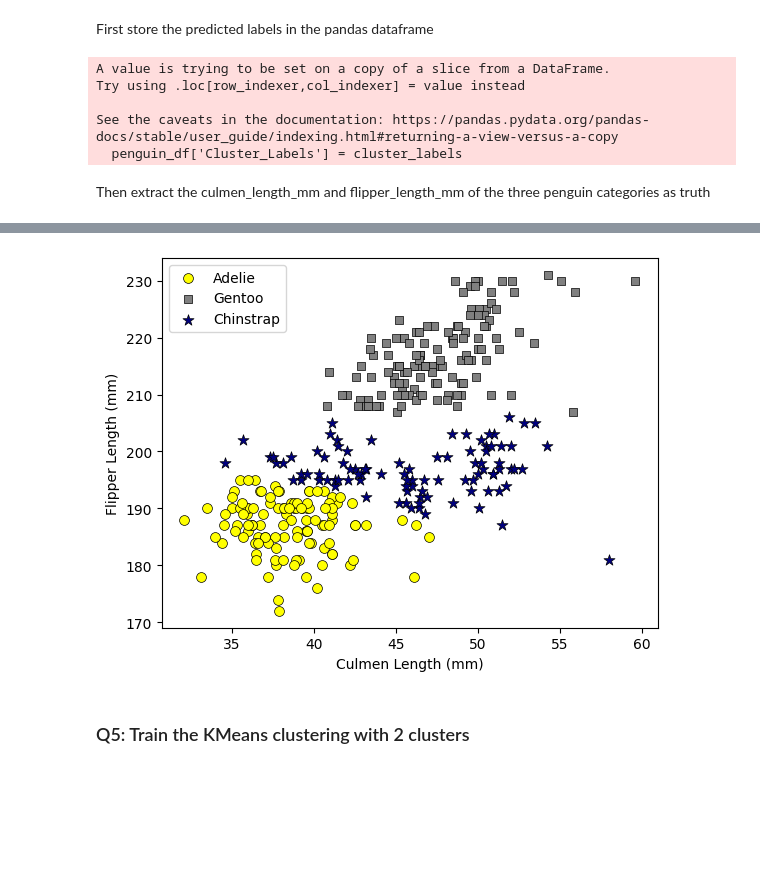
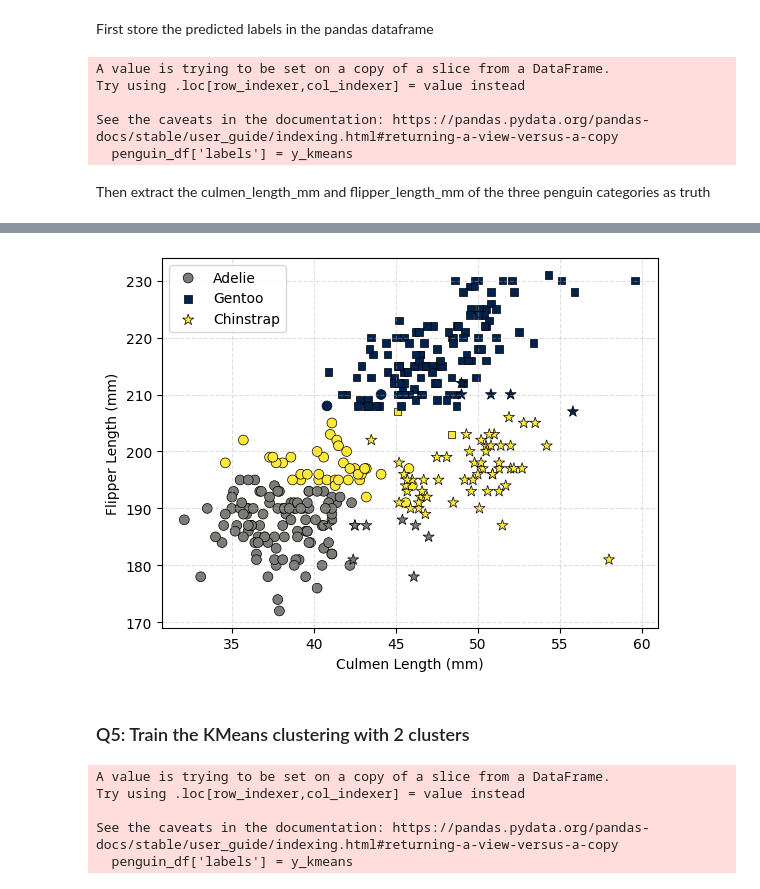
Before and after one commit to Armada250/2023_Intro_Python, a Jupyter notebook: ML_EES/IP/W4_S1.ipynb, the cells around one changed output, grey strips where cells are left out. Cells and saved outputs as stored; diff of their text form; code cells hidden in the pictures; blank space fills up the shorter version.

```diff
--- a/ML_EES/IP/W4_S1.ipynb
+++ b/ML_EES/IP/W4_S1.ipynb
@@ -169,53 +165,46 @@ kmeans = KMeans(n_clusters=3)
 kmeans.fit(X)
 
 # Use the model to label all data points
-cluster_labels = kmeans.predict(X)
+y_kmeans = kmeans.predict(X)
 # %% [markdown]
 Now, our penguin dataset is labelled. So we can compare our clustering results with the truth to see how well our trained model performed.
 # %% [markdown]
 First store the predicted labels in the pandas dataframe
-# %%
-penguin_df['Cluster_Labels'] = cluster_labels
-# %% [output]
-A value is trying to be set on a copy of a slice from a DataFrame.
-Try using .loc[row_indexer,col_indexer] = value instead
-
-See the caveats in the documentation: https://pandas.pydata.org/pandas-docs/stable/user_guide/indexing.html#returning-a-view-versus-a-copy
-  penguin_df['Cluster_Labels'] = cluster_labels
+# %%
+penguin_df['labels'] = y_kmeans
+# %% [output]
+A value is trying to be set on a copy of a slice from a DataFrame.
+Try using .loc[row_indexer,col_indexer] = value instead
+
+See the caveats in the documentation: https://pandas.pydata.org/pandas-docs/stable/user_guide/indexing.html#returning-a-view-versus-a-copy
+  penguin_df['labels'] = y_kmeans
 # %% [markdown]
 Then extract the culmen_length_mm and flipper_length_mm of the three penguin categories as truth
 # %%
 # Adelie
-adelie_df = penguin_df[penguin_df['Cluster_Labels'] == 0][['culmen_length_mm', 'flipper_length_mm']]
+Adelie_cul=penguin_df[penguin_df['species']=='Adelie']['culmen_length_mm']
+Adelie_fli= penguin_df[penguin_df['species']=='Adelie']['flipper_length_mm']
 # Gentoo
-gentoo_df = penguin_df[penguin_df['Cluster_Labels'] == 1][['culmen_length_mm', 'flipper_length_mm']]
+Gentoo_cul=penguin_df[penguin_df['species']=='Gentoo']['culmen_length_mm']
+Gentoo_fli=penguin_df[penguin_df['species']=='Gentoo']['flipper_length_mm']
 # Chinstrap
-chinstrap_df = penguin_df[penguin_df['Cluster_Labels'] == 2][['culmen_length_mm', 'flipper_length_mm']]
+Chistrap_cul=penguin_df[penguin_df['species']=='Chinstrap']['culmen_length_mm']
+Chistrap_fli=penguin_df[penguin_df['species']=='Chinstrap']['flipper_length_mm']
 # %% [markdown]
 Recreate the figure below
 
 ![plot3.png](embedded-picture-1)
 # %%
-
-# Adelie
-adelie_culmen = adelie_df['culmen_length_mm']
-adelie_flipper = adelie_df['flipper_length_mm']
-# Gentoo
-gentoo_culmen = gentoo_df['culmen_length_mm']
-gentoo_flipper = gentoo_df['flipper_length_mm']
-# Chinstrap
-chinstrap_culmen = chinstrap_df['culmen_length_mm']
-chinstrap_flipper = chinstrap_df['flipper_length_mm']
-
-plt.scatter(adelie_culmen, adelie_flipper, c='yellow', s=50, marker='o', label='Adelie', cmap='cividis', edgecolors='k', linewidths=0.5, vmin=0, vmax=1)
-plt.scatter(gentoo_culmen, gentoo_flipper, c='gray', s=30, marker='s', label='Gentoo', cmap='cividis', edgecolors='k', linewidths=0.5, vmin=0, vmax=1)
-plt.scatter(chinstrap_culmen, chinstrap_flipper, c='navy', s=70, marker='*', label='Chinstrap', cmap='cividis', edgecolors='k', linewidths=0.5, vmin=0, vmax=1)
+plt.scatter(Adelie_cul,Adelie_fli,c=penguin_df[penguin_df['species']=='Adelie']['labels'],s=50,marker='o',label='Adelie', cmap='cividis',edgecolors='k',linewidths=0.5,vmin=0,vmax=2)
+plt.scatter(Gentoo_cul, Gentoo_fli,c=penguin_df[penguin_df['species']=='Gentoo']['labels'],s=30,marker='s',label='Gentoo', cmap='cividis',edgecolors='k',linewidths=0.5,vmin=0,vmax=2)
+plt.scatter(Chistrap_cul, Chistrap_fli,c=penguin_df[penguin_df['species']=='Chinstrap']['labels'],s=70,marker='*',label='Chinstrap', cmap='cividis',edgecolors='k',linewidths=0.5,vmin=0,vmax=2)
+plt.grid(linestyle='--',alpha=0.4)
+plt.ylabel('Flipper Length (mm)')
+plt.xlabel('Culmen Length (mm)')
 plt.legend()
-plt.xlabel('Culmen Length (mm)')
-plt.ylabel('Flipper Length (mm)')
 plt.show()
 # %% [output]
-[figure, old version]
+[figure, new version]
 # %% [markdown]
 ### Q5: Train the KMeans clustering with 2 clusters
 # %%
@@ -224,4 +213,11 @@ from sklearn.cluster import KMeans
 kmeans = KMeans(n_clusters=2)
 kmeans.fit(X)
 # Predict labels
-cluster_labels = kmeans.predict(X)
+y_kmeans = kmeans.predict(X)
+penguin_df['labels'] = y_kmeans
+# %% [output]
+A value is trying to be set on a copy of a slice from a DataFrame.
+Try using .loc[row_indexer,col_indexer] = value instead
+
+See the caveats in the documentation: https://pandas.pydata.org/pandas-docs/stable/user_guide/indexing.html#returning-a-view-versus-a-copy
+  penguin_df['labels'] = y_kmeans
```
Also changed, not shown: parts of 6 cells of this notebook.
